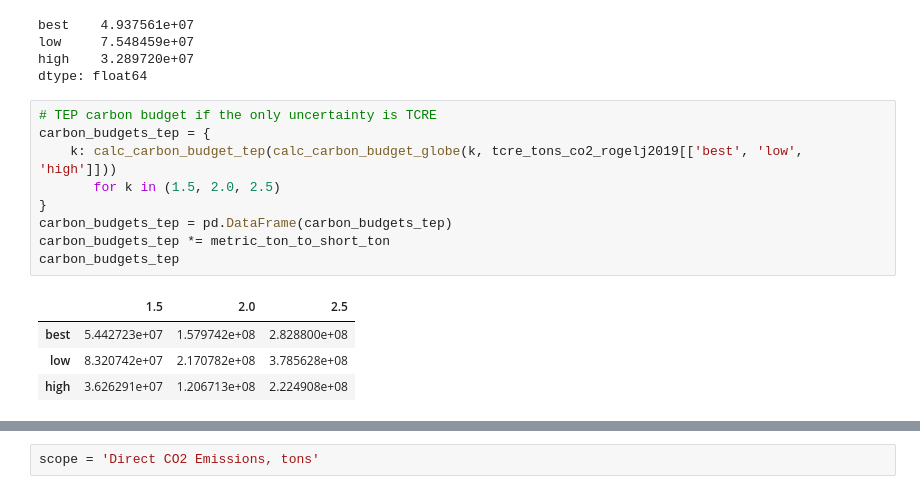
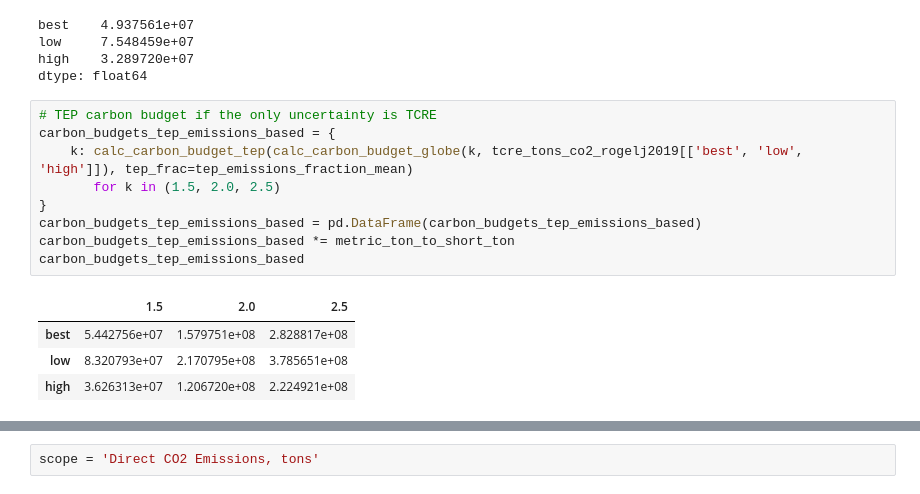
Before and after one commit to CLIMAS-UA/tepcarbon, a Jupyter notebook: tep_carbon.ipynb, the cells around one changed output, grey strips where cells are left out. Saved outputs shown, nothing was run; the diff lists cells and outputs as text.

```diff
--- a/tep_carbon.ipynb
+++ b/tep_carbon.ipynb
@@ -1002,15 +1002,15 @@ high    3.289720e+07
 dtype: float64
 # %%
 # TEP carbon budget if the only uncertainty is TCRE
-carbon_budgets_tep = {
-    k: calc_carbon_budget_tep(calc_carbon_budget_globe(k, tcre_tons_co2_rogelj2019[['best', 'low', 'high']]))
+carbon_budgets_tep_emissions_based = {
+    k: calc_carbon_budget_tep(calc_carbon_budget_globe(k, tcre_tons_co2_rogelj2019[['best', 'low', 'high']]), tep_frac=tep_emissions_fraction_mean)
        for k in (1.5, 2.0, 2.5)
 }
-carbon_budgets_tep = pd.DataFrame(carbon_budgets_tep)
-carbon_budgets_tep *= metric_ton_to_short_ton
-carbon_budgets_tep
+carbon_budgets_tep_emissions_based = pd.DataFrame(carbon_budgets_tep_emissions_based)
+carbon_budgets_tep_emissions_based *= metric_ton_to_short_ton
+carbon_budgets_tep_emissions_based
 # %% [output]
 |  | 1.5 | 2.0 | 2.5 |
-| best | 5.442723e+07 | 1.579742e+08 | 2.828800e+08 |
-| low | 8.320742e+07 | 2.170782e+08 | 3.785628e+08 |
-| high | 3.626291e+07 | 1.206713e+08 | 2.224908e+08 |
+| best | 5.442756e+07 | 1.579751e+08 | 2.828817e+08 |
+| low | 8.320793e+07 | 2.170795e+08 | 3.785651e+08 |
+| high | 3.626313e+07 | 1.206720e+08 | 2.224921e+08 |
```
Also changed, not shown: parts of 12 cells of this notebook, 17 other files.
